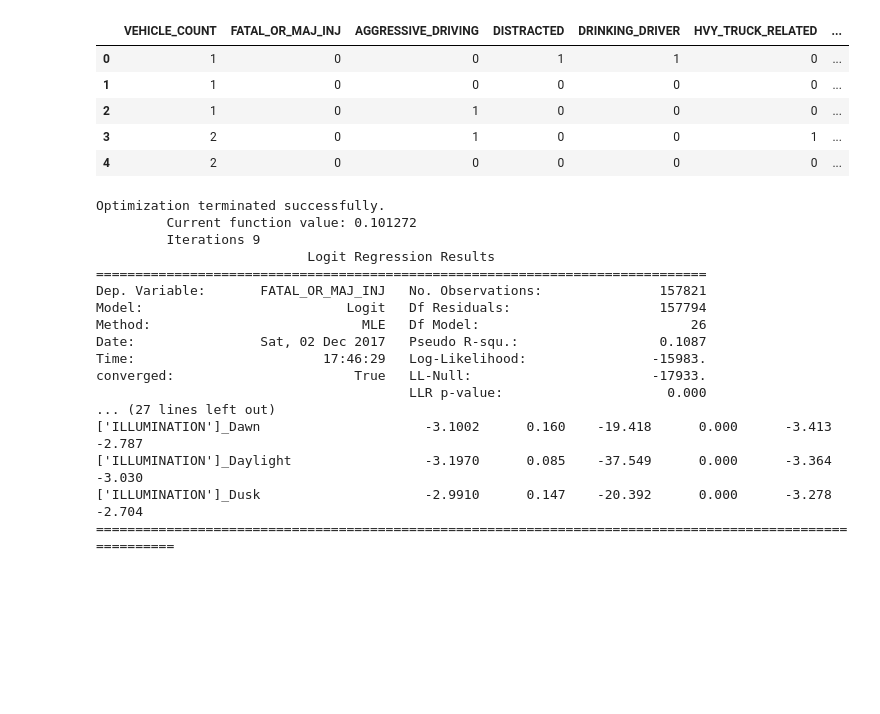
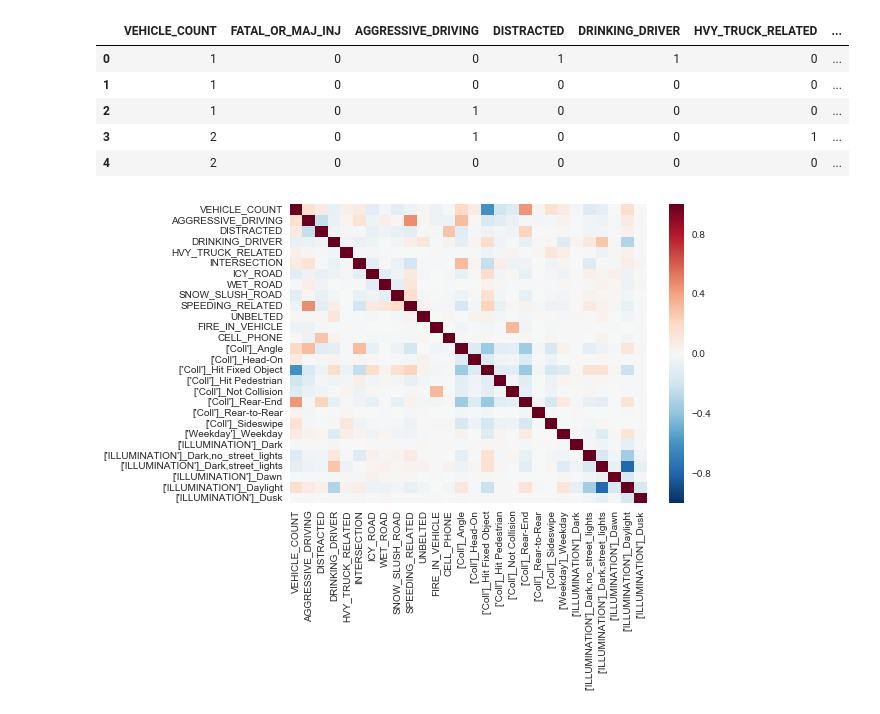
Before and after one commit to junemore/traffic-accidents-analysis, a Jupyter notebook: Logistic Regression on Fatal Accidents.ipynb, the cells around one changed output. Saved outputs shown, nothing was run; the diff lists cells and outputs as text; code cells hidden in the pictures; blank space fills up the shorter version.

```diff
--- a/Logistic Regression on Fatal Accidents.ipynb
+++ b/Logistic Regression on Fatal Accidents.ipynb
@@ -3,23 +5,21 @@ import pandas as pd
 import numpy as np
 from sklearn import preprocessing
 import matplotlib.pyplot as plt
-plt.rc("font", size=14)
 from sklearn.linear_model import LogisticRegression
 from sklearn.cross_validation import train_test_split
-from pandas import DataFrame
+# from pandas import DataFrame
 import seaborn as sns
-sns.set(style="white")
-sns.set(style="whitegrid", color_codes=True)
+# sns.set(style="white")
+# sns.set(style="whitegrid", color_codes=True)
+pd.set_option('display.max_columns', 200)
 import warnings
 warnings.filterwarnings('ignore')
 # %%
 raw = pd.read_csv('accident/Allegheny County Crash Data.csv')
-pd.set_option('display.max_columns', 200)
 crashs = raw[['COLLISION_TYPE','DAY_OF_WEEK','VEHICLE_COUNT','FATAL_OR_MAJ_INJ','AGGRESSIVE_DRIVING','DISTRACTED','DRINKING_DRIVER','HVY_TRUCK_RELATED','INTERSECTION','ICY_ROAD','WET_ROAD','SNOW_SLUSH_ROAD','SPEEDING_RELATED','UNBELTED','FIRE_IN_VEHICLE','CELL_PHONE','ILLUMINATION']]
 crashs['COLLISION_TYPE'] = crashs['COLLISION_TYPE'].map({0.0:'Not Collision',1.0:'Rear-End',2.0:'Head-On',3.0:'Rear-to-Rear',4.0:'Angle',5:'Sideswipe',6:'Sideswipe',7:'Hit Fixed Object',8:'Hit Pedestrian',9.0:'Unknown'})
-crashs['ILLUMINATION'] = crashs['ILLUMINATION'].map({1.0:'Daylight',2:'Dark,no street lights',3:'Dark',4:'Dusk',5:'Dawn', 6:'Dark',8.0:'Not Report',9.0:'Not Report'})
+crashs['ILLUMINATION'] = crashs['ILLUMINATION'].map({1.0:'Daylight',2:'Dark,no_street_lights',3:'Dark,street_lights',4:'Dusk',5:'Dawn', 6:'Dark',8.0:'Not Report',9.0:'Not Report'})
 crashs['DAY_OF_WEEK']= crashs['DAY_OF_WEEK'].map({1:'Weekend',7:'Weekend',2:'Weekday',3:'Weekday',4:'Weekday',5:'Weekday',6:'Weekday'})
-
 crashs.head()
 # %% [output]
 |  | COLLISION_TYPE | DAY_OF_WEEK | VEHICLE_COUNT | FATAL_OR_MAJ_INJ | AGGRESSIVE_DRIVING | DISTRACTED | ... |
@@ -43,11 +43,9 @@ sizes = [crashs.loc[crashs.FATAL_OR_MAJ_INJ == 0, 'FATAL_OR_MAJ_INJ'].count(),cr
 
 # Plot
 plt.pie(sizes, explode=explode, labels=labels, colors=colors,autopct='%1.1f%%', shadow=True, startangle=140)
-
+plt.rc("font", size=18)
 plt.axis('equal')
 plt.show()
-# sns.countplot(x='FATAL_OR_MAJ_INJ',data=crashs)
-# plt.show()
 # %% [output]
 [figure]
 # %% [markdown]
@@ -89,28 +87,10 @@ crashs_reg.head()
 | 3 | 2 | 0 | 1 | 0 | 0 | 1 | ... |
 | 4 | 2 | 0 | 0 | 0 | 0 | 0 | ... |
 # %%
-import statsmodels.api as sm
 y = crashs_reg['FATAL_OR_MAJ_INJ']
 #drop some of the catogorical variable to aviod multi-colinnearity
-X = crashs_reg.drop(['FATAL_OR_MAJ_INJ',"['Coll']_Unknown","['ILLUMINATION']_Not Report","['Weekday']_Weekend"],axis=1)
-logit_model=sm.Logit(y,X)
-result=logit_model.fit()
-print(result.summary())
+raw_X = crashs_reg.drop(['FATAL_OR_MAJ_INJ',"['Coll']_Unknown","['ILLUMINATION']_Not Report","['Weekday']_Weekend"],axis=1)
+sns.heatmap(raw_X.corr())
+plt.show()
 # %% [output]
-Optimization terminated successfully.
-         Current function value: 0.101272
-         Iterations 9
-                           Logit Regression Results
-==============================================================================
-Dep. Variable:       FATAL_OR_MAJ_INJ   No. Observations:               157821
-Model:                          Logit   Df Residuals:                   157794
-Method:                           MLE   Df Model:                           26
-Date:                Sat, 02 Dec 2017   Pseudo R-squ.:                  0.1087
-Time:                        17:46:29   Log-Likelihood:                -15983.
-converged:                       True   LL-Null:                       -17933.
-                                        LLR p-value:                     0.000
-... (27 lines left out)
-['ILLUMINATION']_Dawn                     -3.1002      0.160    -19.418      0.000      -3.413      -2.787
-['ILLUMINATION']_Daylight                 -3.1970      0.085    -37.549      0.000      -3.364      -3.030
-['ILLUMINATION']_Dusk                     -2.9910      0.147    -20.392      0.000      -3.278      -2.704
-==========================================================================================================
+[figure, added]
```
Also changed, not shown: parts of 9 cells of this notebook.
